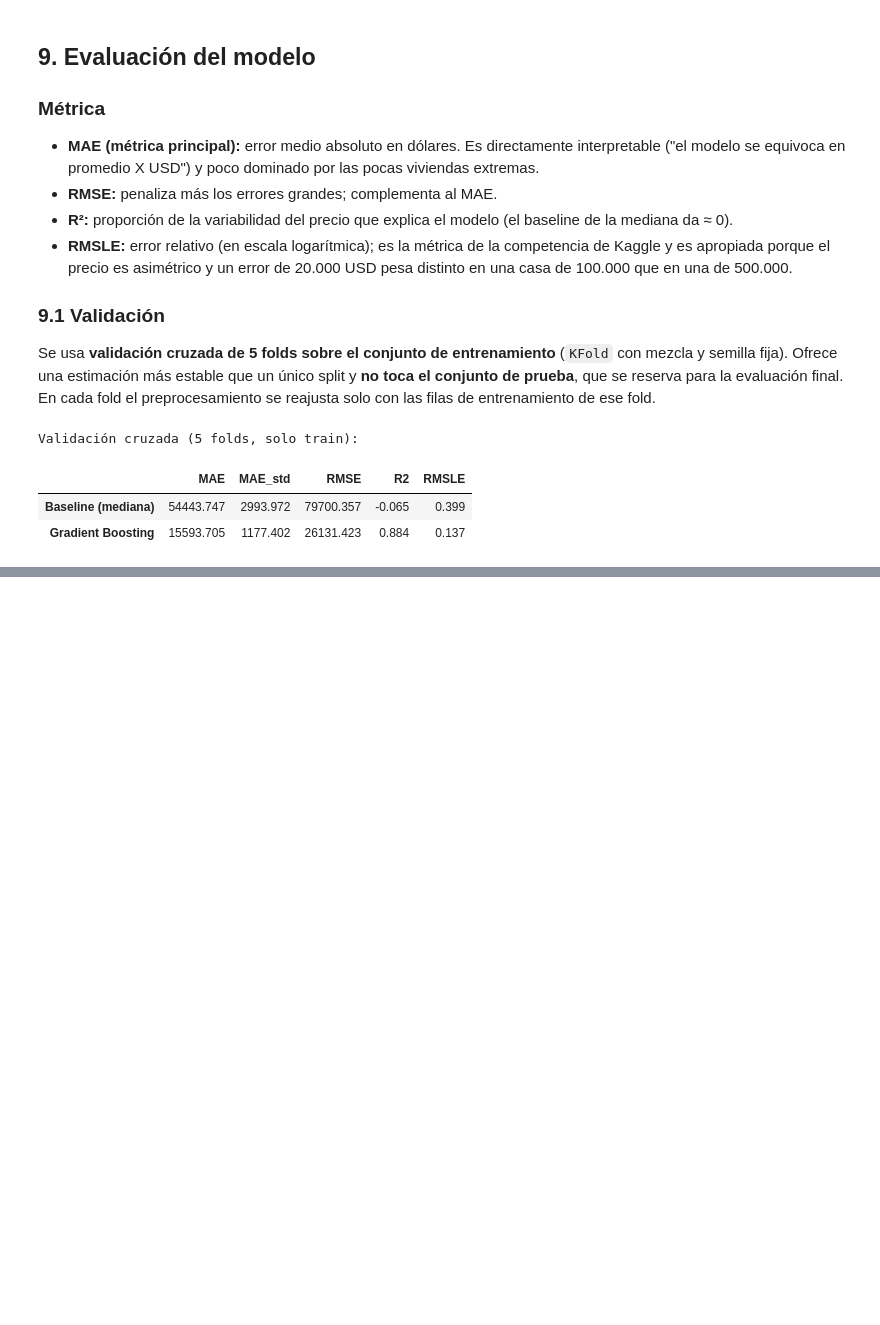
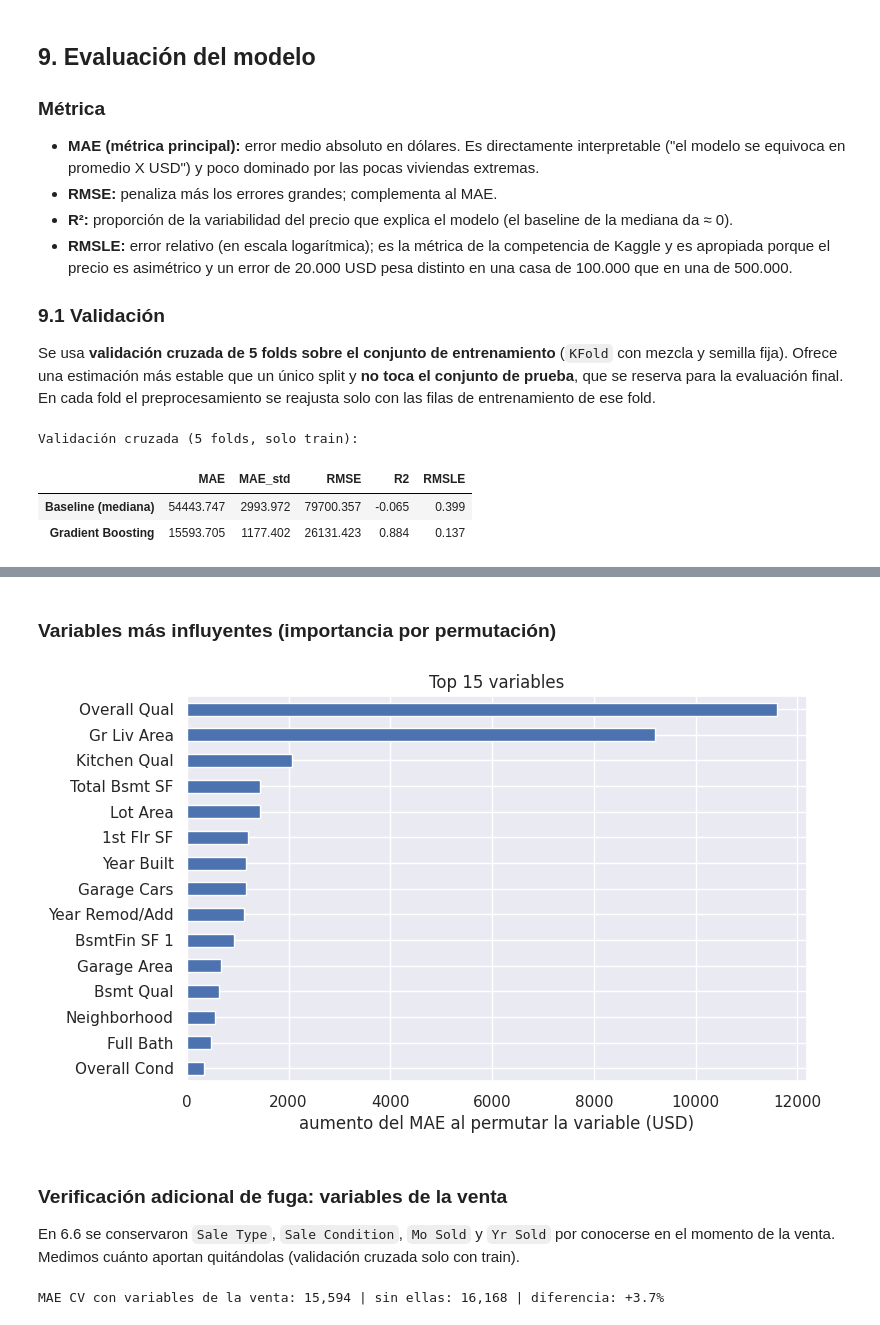
Before and after one commit to SebasGomez4/Proyecto_Modelos_I, a Jupyter notebook: fase-1/notebook.ipynb, the cells around one changed output, grey strips where cells are left out. Cells and saved outputs as stored; diff of their text form; code cells hidden in the pictures; blank space fills up the shorter version.

```diff
--- a/fase-1/notebook.ipynb
+++ b/fase-1/notebook.ipynb
@@ -474,0 +512,23 @@ Validación cruzada (5 folds, solo train):
+# %% [markdown]
+### Variables más influyentes (importancia por permutación)
+# %%
+pi = permutation_importance(modelo, X_test, y_test, n_repeats=5, random_state=RANDOM_STATE,
+                            scoring="neg_mean_absolute_error", n_jobs=-1)
+imp = pd.Series(pi.importances_mean, index=X_test.columns).sort_values(ascending=False)
+plt.figure(figsize=(8, 5)); imp.head(15)[::-1].plot.barh()
+plt.xlabel("aumento del MAE al permutar la variable (USD)"); plt.title("Top 15 variables"); plt.show()
+# %% [output]
+[figure, added]
+# %% [markdown]
+### Verificación adicional de fuga: variables de la venta
+
+En 6.6 se conservaron `Sale Type`, `Sale Condition`, `Mo Sold` y `Yr Sold` por conocerse en el momento de la venta. Medimos cuánto aportan quitándolas (validación cruzada solo con train).
+# %%
+VARS_VENTA = ["Sale Type", "Sale Condition", "Mo Sold", "Yr Sold"]
+cols_sin = [c for c in X_train.columns if c not in VARS_VENTA]
+cv_sin = cross_validate(make_model(cols_sin), X_train[cols_sin], y_train, cv=cv,
+                                         scoring={"MAE": "neg_mean_absolute_error"})
+mae_con, mae_sin = cv_modelo["MAE"], -cv_sin["test_MAE"].mean()
+print(f"MAE CV con variables de la venta: {mae_con:,.0f} | sin ellas: {mae_sin:,.0f} | diferencia: {mae_sin/mae_con-1:+.1%}")
+# %% [output]
+MAE CV con variables de la venta: 15,594 | sin ellas: 16,168 | diferencia: +3.7%
```
Also changed, not shown: parts of 7 cells of this notebook.
